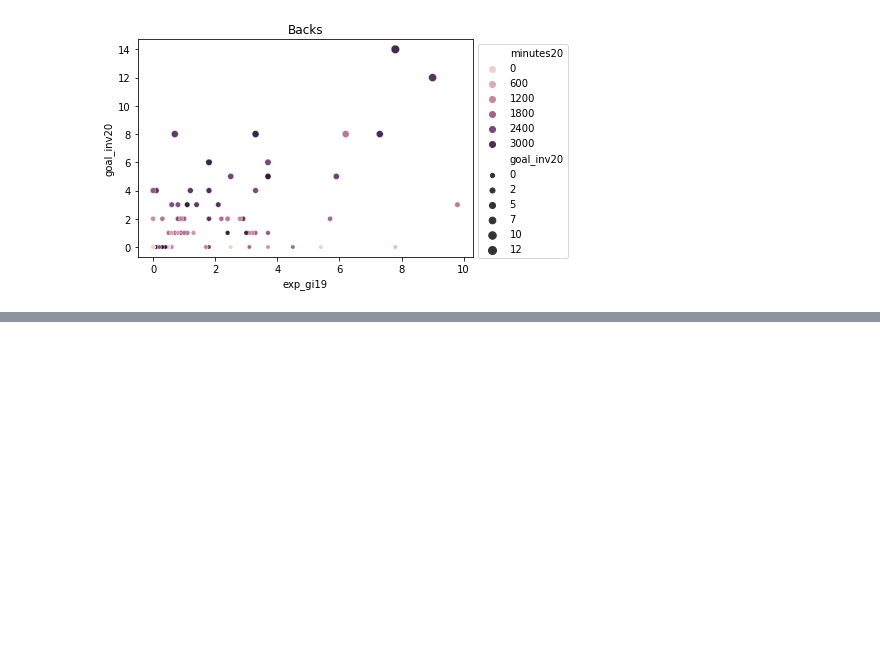
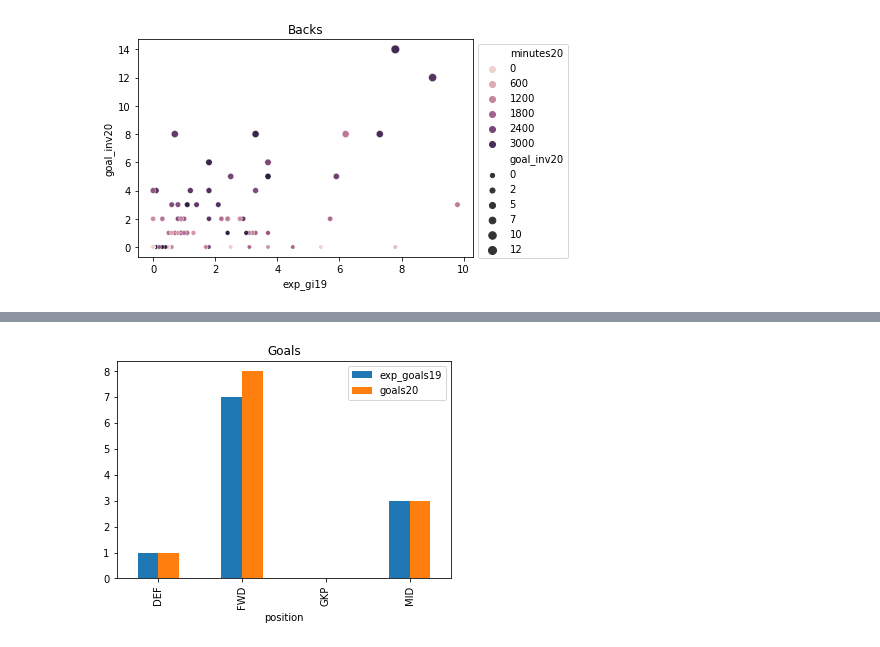
Before and after one commit to dylanomeara95/Repos, a Jupyter notebook: FPL_Data_Complete.ipynb, the cells around one changed output, grey strips where cells are left out. Drawn from its saved outputs; the diff is of its cells as text; code cells hidden in the pictures; blank space fills up the shorter version.

```diff
--- a/FPL_Data_Complete.ipynb
+++ b/FPL_Data_Complete.ipynb
@@ -563,0 +577,7 @@ plt.savefig('backs_scatter', bbox_extra_artists=(blgd,), bbox_inches='tight')
+# %%
+# create bar chart comparing expected goals and actual goals by position
+goals_bar = average_by_position.plot(x=0, y=['exp_goals19', 'goals20'], kind="bar")
+goals_bar.set_title("Goals")
+plt.savefig('goals_bar')
+# %% [output]
+[figure, added]
```
Also changed, not shown: parts of 2 cells of this notebook.
